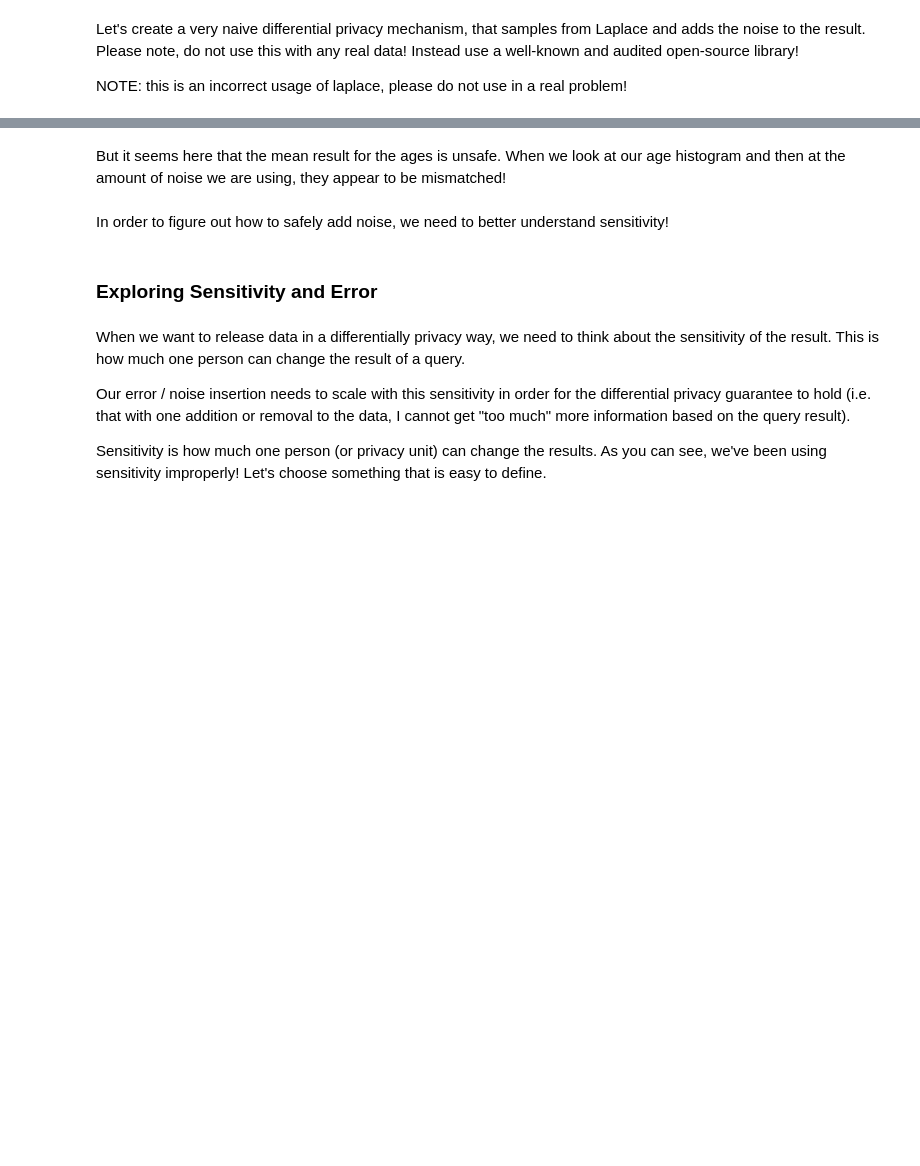
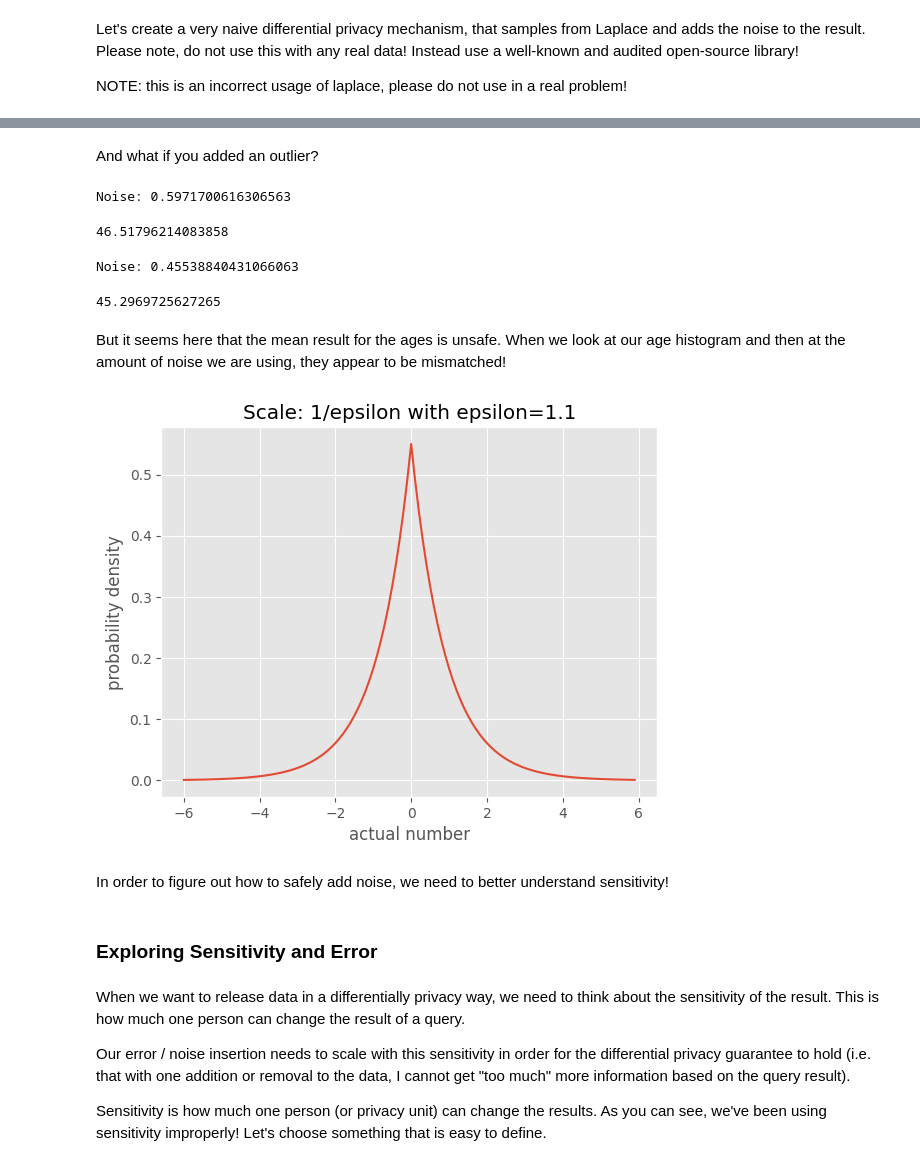
Before and after one commit to kjam/practical-data-privacy, a Jupyter notebook: 02 - Exploring Differential Privacy with Laplace.ipynb, the cells around one changed output, grey strips where cells are left out. Cells and saved outputs as stored; diff of their text form; code cells hidden in the pictures; blank space fills up the shorter version.

```diff
--- a/02 - Exploring Differential Privacy with Laplace.ipynb
+++ b/02 - Exploring Differential Privacy with Laplace.ipynb
@@ -89,5 +99,31 @@ naive_laplace_dp_mechanism(len([a for a in ages if a > 40]), epsilon)
+# %% [markdown]
+And what if you added an outlier?
+# %%
+naive_laplace_dp_mechanism(np.mean(ages + [110]), epsilon)
+# %% [output]
+Noise: 0.5971700616306563
+46.51796214083858
+# %%
+naive_laplace_dp_mechanism(np.mean(ages + [1]), epsilon)
+# %% [output]
+Noise: 0.45538840431066063
+45.2969725627265
 # %% [markdown]
 But it seems here that the mean result for the ages is unsafe. When we look at our age histogram and then at the amount of noise we are using, they appear to be mismatched!
+# %%
+loc = 0
+scale = 1/1.1
+
+x = np.arange(-6., 6., .1)
+pdf = np.exp(-abs(x-loc)/scale)/(2.*scale)
+
+fig,ax= plt.subplots()
+ax.plot(x, pdf, label='mu=%s b=%s' % (loc, scale))
+ax.set_title('Scale: 1/epsilon with epsilon=1.1')
+ax.set_xlabel('actual number')
+ax.set_ylabel('probability density');
+# %% [output]
+[figure, added]
 # %% [markdown]
 In order to figure out how to safely add noise, we need to better understand sensitivity!
 # %% [markdown]
```
Also changed, not shown: parts of 14 cells of this notebook, 4 other files.
